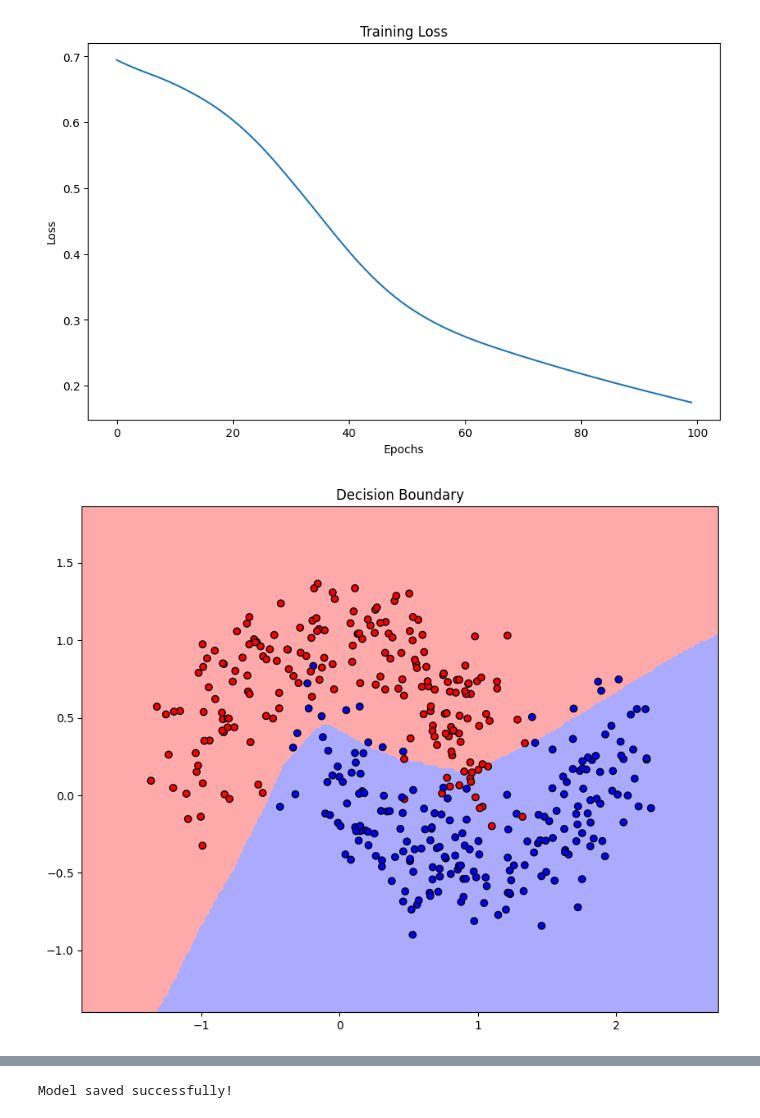
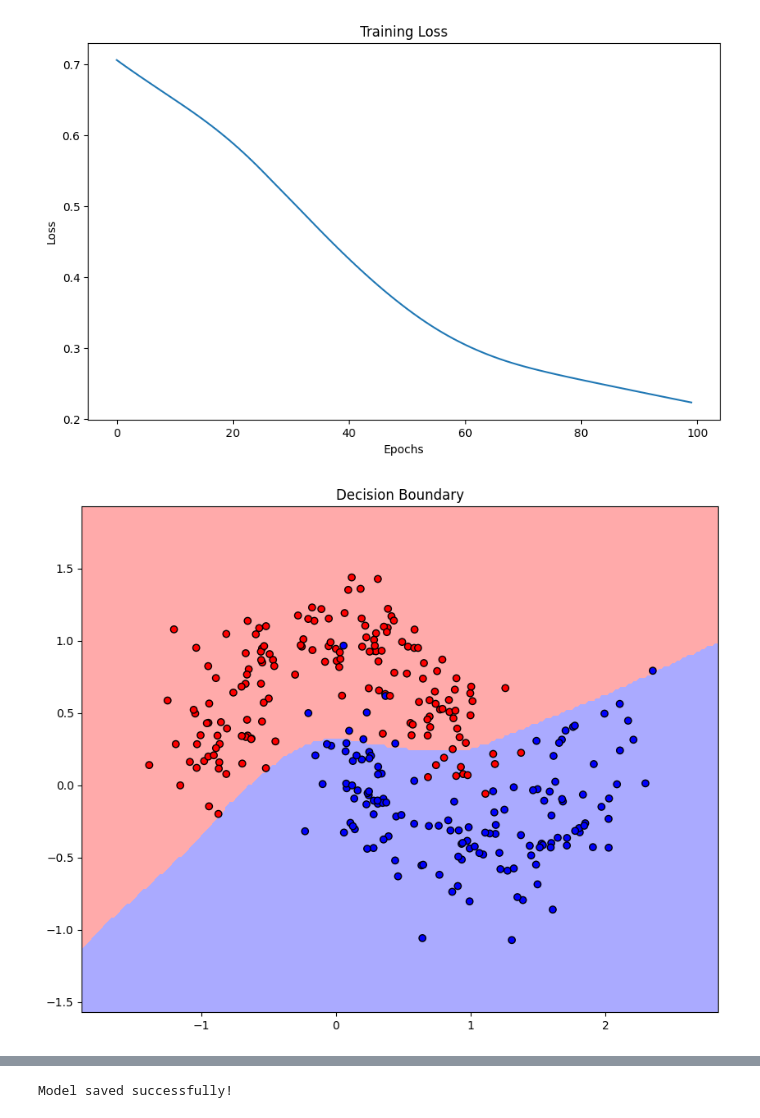
Before and after one commit to Iemontine/informed-repair-dnns, a Jupyter notebook: mlp_train.ipynb, the cells around one changed output, grey strips where cells are left out. Saved outputs shown, nothing was run; the diff lists cells and outputs as text; code cells hidden in the pictures.

```diff
--- a/mlp_train.ipynb
+++ b/mlp_train.ipynb
@@ -12,7 +12,7 @@ from matplotlib.colors import ListedColormap
 from models import mlp
 
 # Generate a complex 2D dataset
-X, y = make_moons(n_samples=2000, noise=0.2, random_state=42)
+X, y = make_moons(n_samples=1500, noise=0.2, random_state=42)
 # Alternative datasets:
 # X, y = make_circles(n_samples=1000, noise=0.2, factor=0.5, random_state=42)
 # X, y = make_classification(n_samples=1000, n_features=2, n_redundant=0, n_informative=2, n_clusters_per_class=1, random_state=42)
@@ -93,5 +93,5 @@ Test Accuracy: 0.9225
-[figure, old version]
+[figure, new version]
-[figure, old version]
+[figure, new version]
 # %%
 def plot_decision_boundary_with_misclassifications(X, y, model):
     h = 0.02  # step size in the mesh
```
Also changed, not shown: parts of 3 cells of this notebook, 4 other files.
